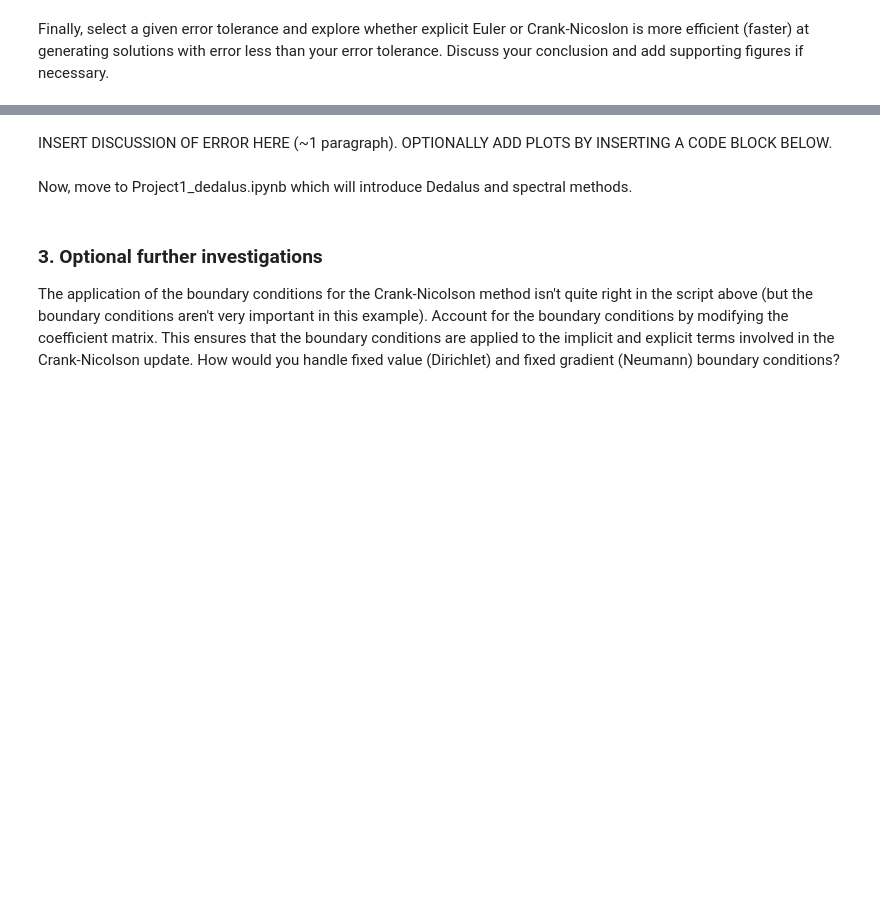
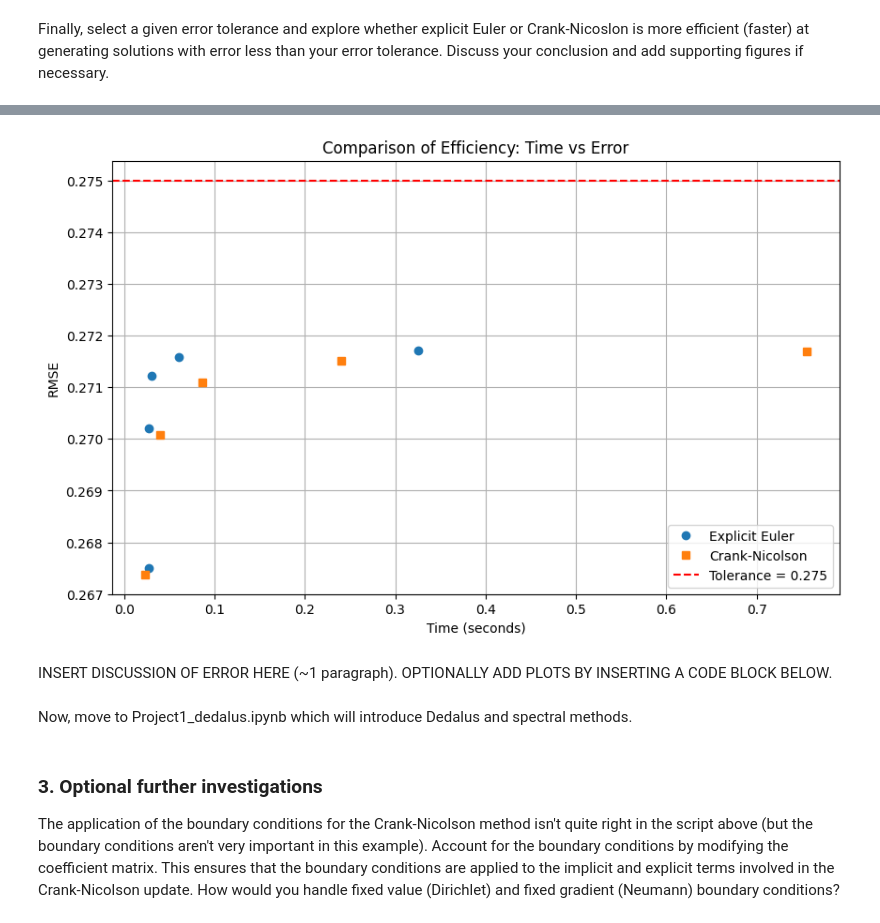
Before and after one commit to StarYuxinChen/QCES, a Jupyter notebook: Project1_numerical_methods.ipynb, the cells around one changed output, grey strips where cells are left out. Drawn from its saved outputs; the diff is of its cells as text; code cells hidden in the pictures; blank space fills up the shorter version.

```diff
--- a/Project1_numerical_methods.ipynb
+++ b/Project1_numerical_methods.ipynb
@@ -403,2 +415,78 @@ Crank-Nicolson method took 0.16 seconds
 # %% [markdown]
 Finally, select a given error tolerance and explore whether explicit Euler or Crank-Nicoslon is more efficient (faster) at generating solutions with error less than your error tolerance. Discuss your conclusion and add supporting figures if necessary.
+# %%
+# Define the exact solution at the final time
+def exact_solution(x, kappa, t_end):
+    return (4 * np.pi * kappa * t_end) ** (-0.5) * np.exp(-x**2 / (4 * kappa * t_end))
+
+# Define RMSE calculation
+def calculate_rmse(c_numerical, c_exact):
+    return np.sqrt(np.mean((c_numerical - c_exact) ** 2))
+
+# Parameters
+kappa = 0.001
+t_start = 0
+t_end = 10
+Nx_values = [50, 100, 200, 400, 800]  # Different grid points (for varying Δx)
+Nt_values = [500, 1000, 2000, 4000, 500]  # Different timesteps (for varying Δt)
+tolerance = 0.275  # Error tolerance
+
+# Function to test efficiency of each method
+def measure_efficiency(method_name, kappa, tolerance):
+    times_in = []
+    errors_in = []
+
+    times_out = []
+    errors_out = []
+
+    for Nx in Nx_values:
+        for Nt in Nt_values:
+            # Create vectors of x and t
+            x = np.linspace(-1, 1, Nx)
+            t = np.linspace(t_start, t_end, Nt)
+
+            # Calculate the exact solution at the final time
+            c_exact = exact_solution(x, kappa, t_end)
+
+            # Run the selected numerical method and measure runtime
+            start_time = time.time()
+
+            if method_name == 'Explicit Euler':
+                c_numerical = EE(x, t, kappa)  # Run the Explicit Euler method
+            elif method_name == 'Crank-Nicolson':
+                c_numerical = CN(x, t, kappa)  # Run the Crank-Nicolson method
+
+            runtime = time.time() - start_time
+
+            # Calculate the RMSE
+            error = calculate_rmse(c_numerical[:, -1], c_exact)
+
+            # Store results if error is below tolerance
+            if error < tolerance:
+                times_in.append(runtime)
+                errors_in.append(error)
+                break  # Exit the loop as soon as we achieve the required error
+            else:
+                # Record the error and time even if it doesn't meet tolerance
+                times_out.append(runtime)
+                errors_out.append(error)
+
+    return times_in, errors_in
+
+# Measure efficiency for each method
+times_EE, errors_EE = measure_efficiency('Explicit Euler', kappa, tolerance)
+times_CN, errors_CN = measure_efficiency('Crank-Nicolson', kappa, tolerance)
+print(times_EE, errors_EE)
+print(times_CN, errors_CN)
+# Plot the results
+plt.figure(figsize=(10, 6))
+plt.plot(times_EE, errors_EE, marker='o', label='Explicit Euler', linestyle='')
+plt.plot(times_CN, errors_CN, marker='s', label='Crank-Nicolson',  linestyle='')
+plt.axhline(y=tolerance, color='r',  linestyle='--', label=f'Tolerance = {tolerance}')
+plt.xlabel('Time (seconds)')
+plt.ylabel('RMSE')
+plt.title('Comparison of Efficiency: Time vs Error')
+plt.legend()
+plt.grid(True)
+plt.show()
+# %% [output]
@@ -405,3 +509,4 @@ Finally, select a given error tolerance and explore whether explicit Euler or Cr
+[figure, added]
 # %% [markdown]
 INSERT DISCUSSION OF ERROR HERE (~1 paragraph).  OPTIONALLY ADD PLOTS BY INSERTING A CODE BLOCK BELOW.
 # %% [markdown]
```
Also changed, not shown: parts of 4 cells of this notebook.
